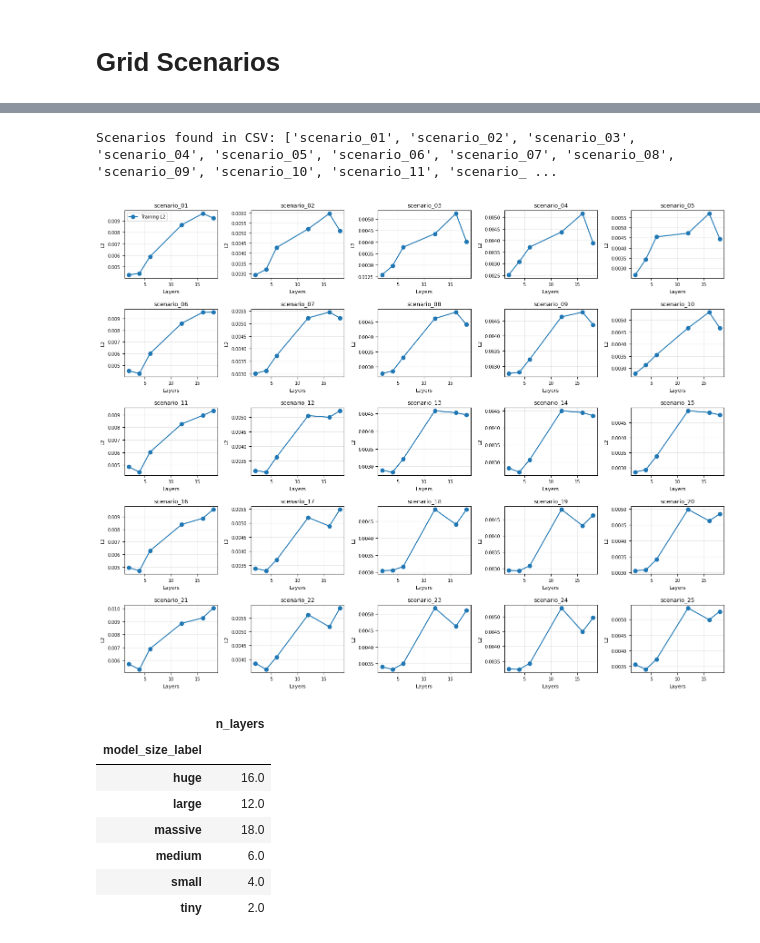
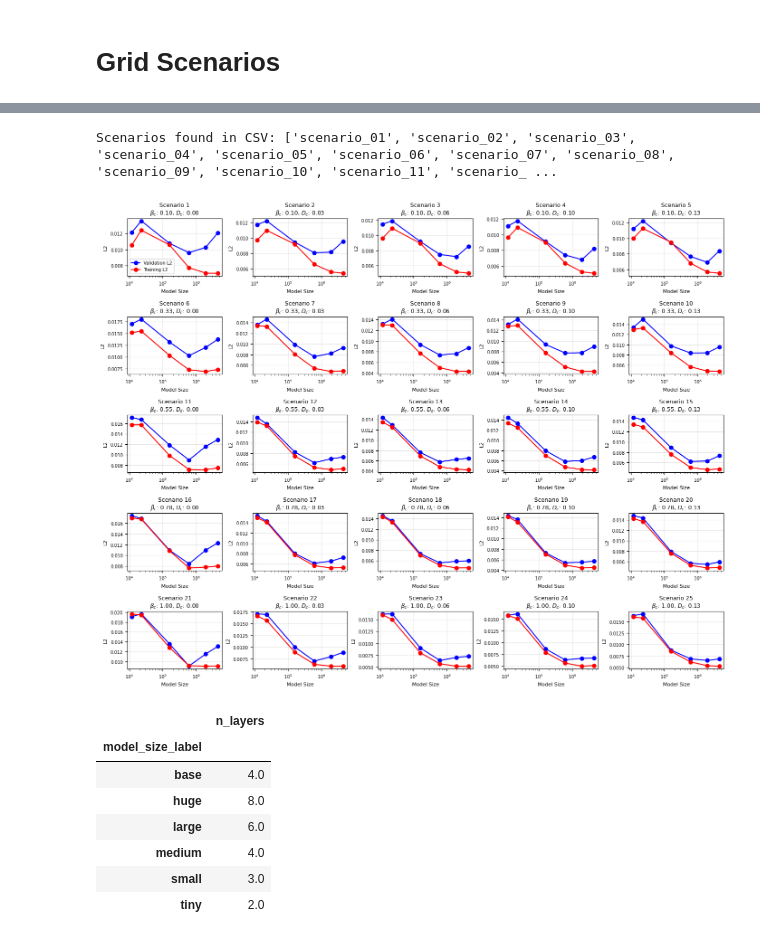
Before and after one commit to arpit-kapoor/gw_henry_fno, a Jupyter notebook: notebooks/compare_preds_targets.ipynb, the cells around one changed output, grey strips where cells are left out. Cells and saved outputs as stored; diff of their text form; code cells hidden in the pictures.

```diff
--- a/notebooks/compare_preds_targets.ipynb
+++ b/notebooks/compare_preds_targets.ipynb
@@ -330,7 +330,7 @@ Scenario: 05, file: scenario_05_huge_val_final_step.npz, slice: y=10
 # Grid Scenarios
 # %%
 import os
-grid_results_dir = Path(os.path.expanduser("~/Projects/groundwater/results/fno_henry_results/training_04/"))
+grid_results_dir = Path(os.path.expanduser("~/Projects/groundwater/results/fno_henry_results/training_06/"))
 grid_results_csv = grid_results_dir / "scenarios_run_000003_fno_sweep_per_scenario_results.csv"
 grid_results_df = pd.read_csv(grid_results_csv)
 grid_results_df.head()
@@ -343,0 +344,7 @@ grid_results_df.head()
+# %%
+grid_summary_csv = grid_results_dir / "scenarios_run_000003_fno_sweep_results.csv"
+grid_summary_df = pd.read_csv(grid_summary_csv)
+grid_summary_df.head()
+name_to_size_dict = grid_summary_df[['model_size_label', 'total_params']].drop_duplicates().set_index('model_size_label')['total_params'].to_dict()
+name_to_layers_dict = grid_summary_df[['model_size_label', 'n_layers']].drop_duplicates().set_index('model_size_label')['n_layers'].to_dict()
+name_to_size_dict#, name_to_layers_dict
@@ -343,0 +358,10 @@ grid_results_df.head()
+# %%
+import json
+
+scenario_manifest_path = '/Users/arpitkapoor/Projects/groundwater/data/henry_data/grid_scenarios_20x40/scenarios_manifest.json'
+
+with open(scenario_manifest_path, 'r') as f:
+    scenario_manifest = json.load(f)
+
+scenario_manifest_df = pd.DataFrame(scenario_manifest['scenarios'])
+scenario_manifest_df.tail()
@@ -352,38 +383,44 @@ n_scenarios = len(scenario_nums)
 # 5 columns layout, rows computed from number of scenarios
 n_cols = 5
 n_rows = math.ceil(n_scenarios / n_cols)
 
 fig, axes = plt.subplots(n_rows, n_cols, figsize=(2.8 * n_cols, 2.2 * n_rows), squeeze=False)
 
 for scenario in scenario_list:
     scenario_data = grid_results_df[grid_results_df["scenario_name"] == scenario].sort_values("n_layers")
 
     scenario_num = int(scenario.split("_")[1])
     idx0 = scenario_num - 1  # zero-based index
 
     r, c = divmod(idx0, n_cols)
     ax = axes[r, c]
 
-    # ax.plot(scenario_data["n_layers"], scenario_data["val_l2"], marker="o", label="Validation L2")
-    ax.plot(scenario_data["n_layers"], scenario_data["train_l2"], marker="o", label="Training L2")
-    ax.set_title(scenario, fontsize=9)
-    ax.set_xlabel("Layers", fontsize=8)
+    beta_c = scenario_manifest_df[scenario_manifest_df['scenario_index'] == scenario_num]['beta_c'].values[0]
+    diffc = scenario_manifest_df[scenario_manifest_df['scenario_index'] == scenario_num]['diffc'].values[0]
+
+    model_sizes = list(map(lambda x: name_to_size_dict[x], scenario_data["model_size_label"].tolist()))
+
+    ax.plot(model_sizes, scenario_data["val_l2"], marker="o", label="Validation L2", color="blue")
+    ax.plot(model_sizes, scenario_data["train_l2"], marker="o", label="Training L2", color="red")
+    ax.set_title(f"Scenario {scenario_num}\n$\\beta_c$: {beta_c:.2f}, $D_c$: {diffc:.2f}", fontsize=9)
+    ax.set_xlabel("Model Size", fontsize=8)
     ax.set_ylabel("L2", fontsize=8)
     ax.grid(True, alpha=0.3)
     ax.tick_params(labelsize=7)
+    ax.set_xscale("log")
 
 # Hide any unused subplots
 for k in range(n_scenarios, n_rows * n_cols):
     r, c = divmod(k, n_cols)
     axes[r, c].axis("off")
 
 # Single legend
 axes[0, 0].legend(fontsize=7)
 plt.tight_layout()
 plt.show()
 # %% [output]
 Scenarios found in CSV: ['scenario_01', 'scenario_02', 'scenario_03', 'scenario_04', 'scenario_05', 'scenario_06', 'scenario_07', 'scenario_08', 'scenario_09', 'scenario_10', 'scenario_11', 'scenario_ ...
-[figure, old version]
+[figure, new version]
 # %%
 grid_results_df.groupby('model_size_label').agg(
     n_layers=pd.NamedAgg(column='n_layers', aggfunc='mean')
@@ -391,11 +428,11 @@ grid_results_df.groupby('model_size_label').agg(
 # %% [output]
 |  | n_layers |
 | model_size_label |  |
-| huge | 16.0 |
-| large | 12.0 |
-| massive | 18.0 |
-| medium | 6.0 |
-| small | 4.0 |
+| base | 4.0 |
+| huge | 8.0 |
+| large | 6.0 |
+| medium | 4.0 |
+| small | 3.0 |
 | tiny | 2.0 |
 # %%
 list(grid_results_dir.glob("**/**/*.npz"))
```
Also changed, not shown: parts of 6 cells of this notebook, 1 other file.
